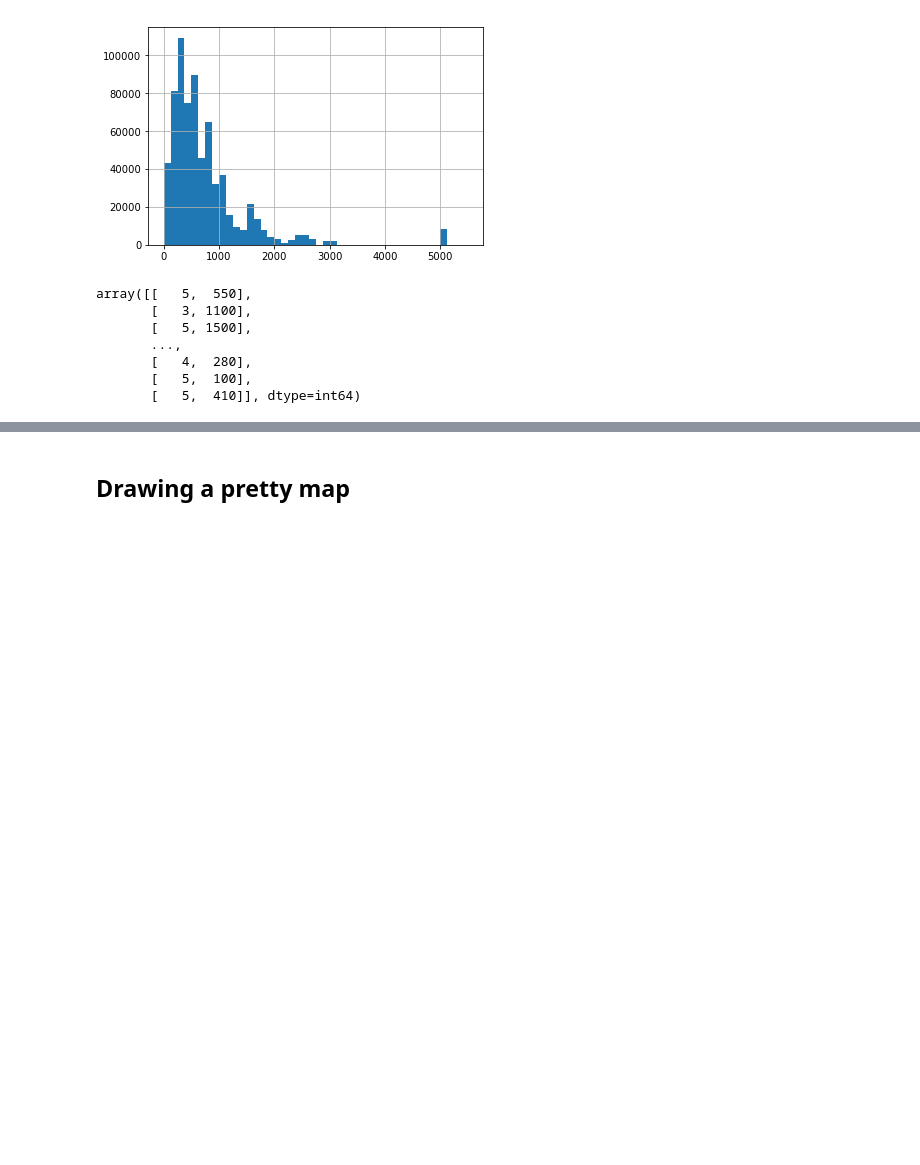
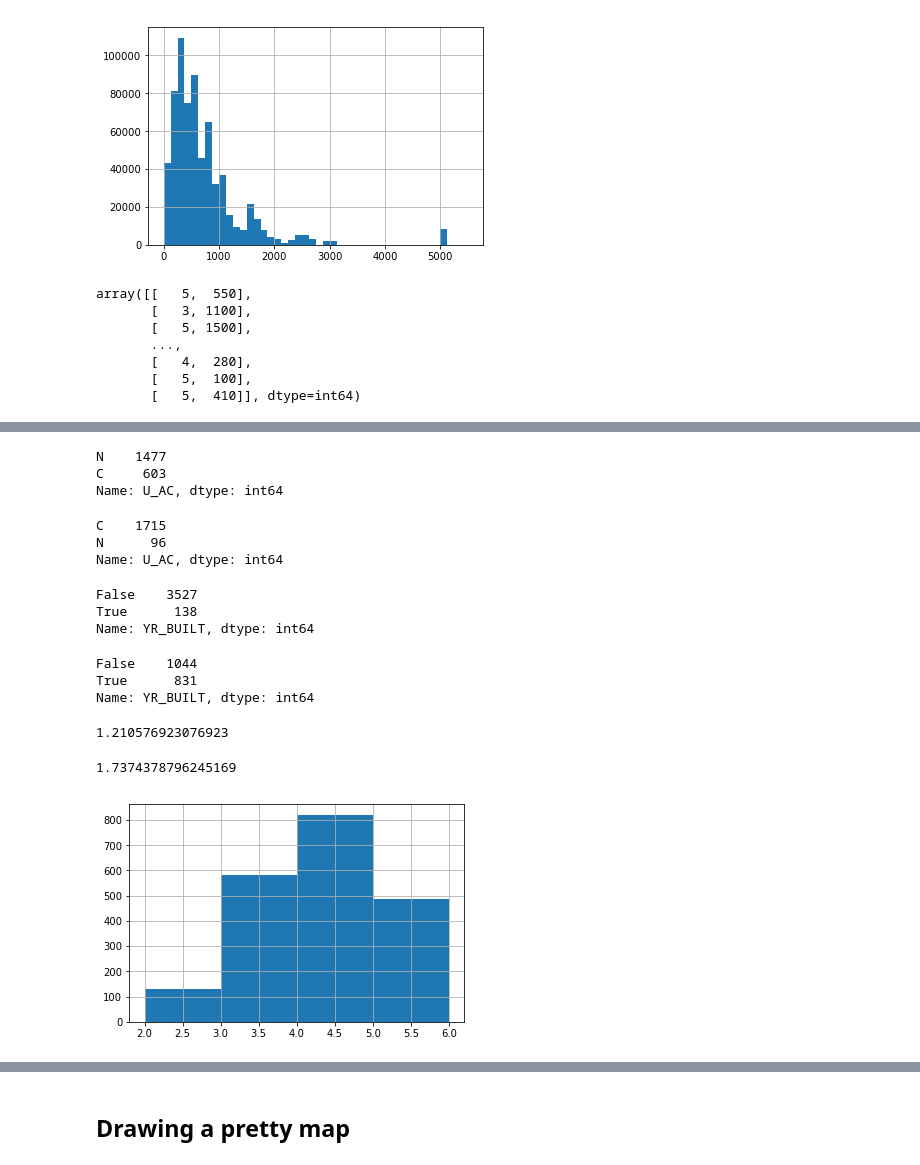
Before and after one commit to weizhongg/Boston-rental-prices-CS-506-project, a Jupyter notebook: Wei Zhong.ipynb, the cells around one changed output, grey strips where cells are left out. Drawn from its saved outputs; the diff is of its cells as text; code cells hidden in the pictures; blank space fills up the shorter version.

```diff
--- a/Wei Zhong.ipynb
+++ b/Wei Zhong.ipynb
@@ -247,0 +242,4 @@ statsmodels.__version__
+# %%
+g = pd.read_csv('property-assessment-fy2017.csv')
+# %%
+h = g[g.LU.isin(['A', 'CD', 'R1', 'R2', 'R3', 'R4'])]
@@ -247,0 +266,44 @@ statsmodels.__version__
+# %%
+# has central air
+allston_ac =(h[h.ZIPCODE == '02134_'].U_AC == 'C').mean()
+h[h.ZIPCODE == '02134_'].U_AC.value_counts()
+# %% [output]
+N    1477
+C     603
+Name: U_AC, dtype: int64
+# %%
+chinatown_ac =(h[h.ZIPCODE == '02111_'].U_AC == 'C').mean()
+h[h.ZIPCODE == '02111_'].U_AC.value_counts()
+# %% [output]
+C    1715
+N      96
+Name: U_AC, dtype: int64
+# %%
+allston_new = (h[h.ZIPCODE == '02134_'].YR_BUILT>1999).mean()
+(h[h.ZIPCODE == '02134_'].YR_BUILT>1999).value_counts()
+# %% [output]
+False    3527
+True      138
+Name: YR_BUILT, dtype: int64
+# %%
+chinatown_new = (h[h.ZIPCODE == '02111_'].YR_BUILT>1999).mean()
+(h[h.ZIPCODE == '02111_'].YR_BUILT>1999).value_counts()
+# %% [output]
+False    1044
+True      831
+Name: YR_BUILT, dtype: int64
+# %%
+allston_bath = (h[h.ZIPCODE == '02134_'].U_FULL_BTH + 0.5*h[h.ZIPCODE == '02134_'].U_HALF_BTH).mean()
+allston_bath
+# %% [output]
+1.210576923076923
+# %%
+chinatown_bath = (h[h.ZIPCODE == '02111_'].U_FULL_BTH + 0.5*h[h.ZIPCODE == '02111_'].U_HALF_BTH).mean()
+chinatown_bath
+# %% [output]
+1.7374378796245169
+# %%
+h[h.ZIPCODE == '02134_'].U_TOT_RMS.apply(float).hist(bins=[2,3,4,5,6])
+plt.show()
+# %% [output]
+[figure, added]
```
Also changed, not shown: parts of 36 cells of this notebook, 4 other files.
